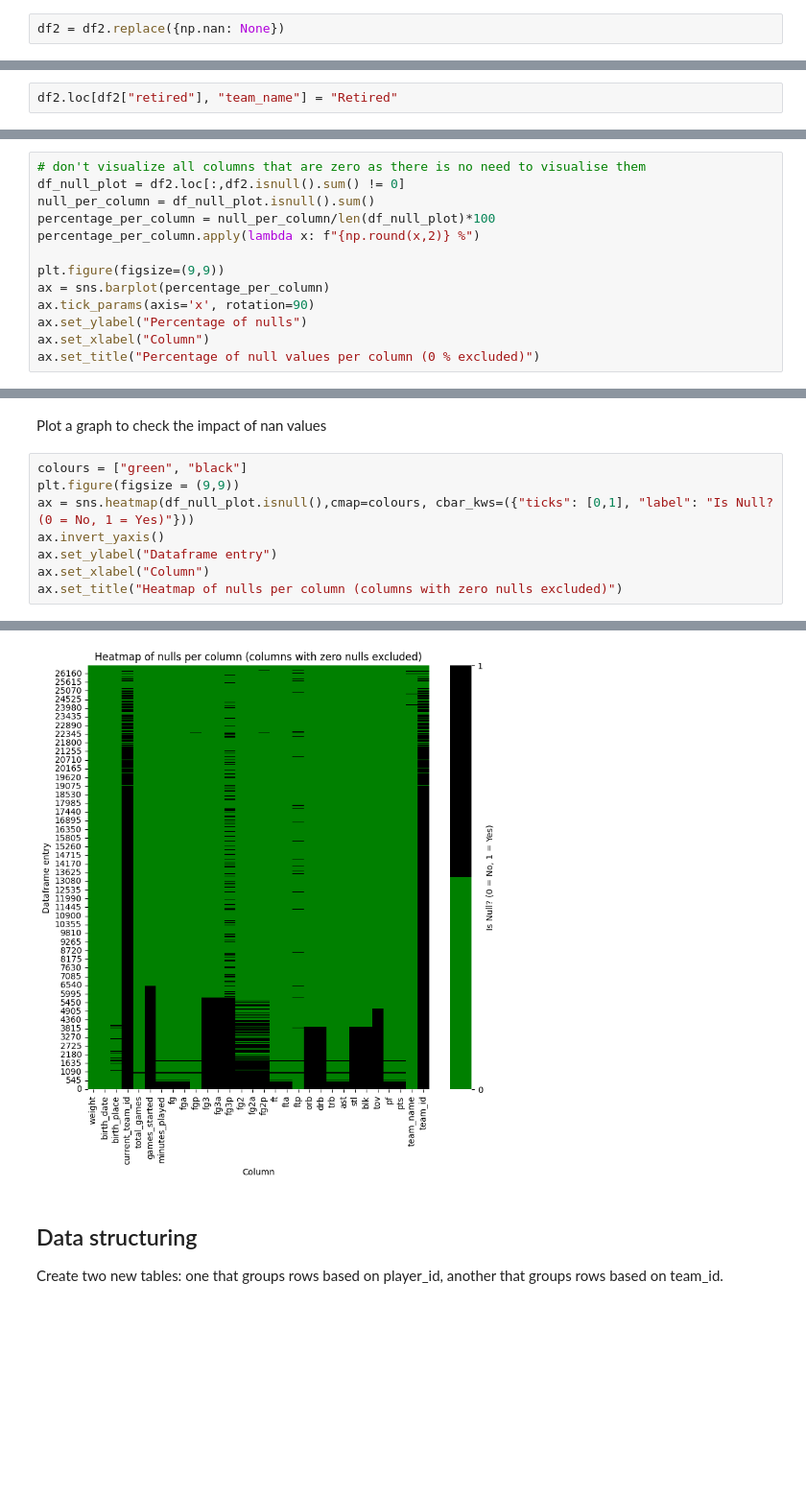
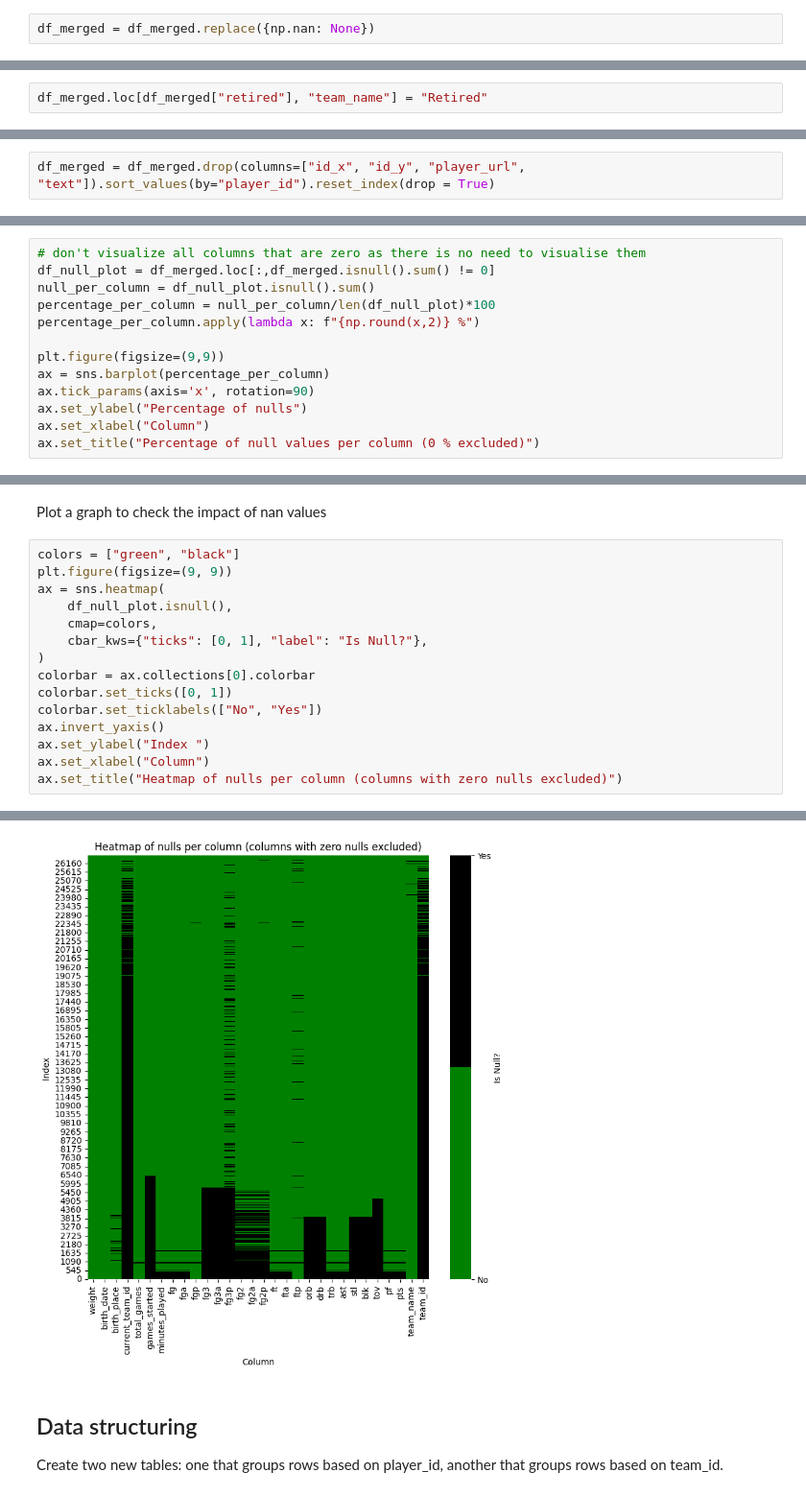
Before and after one commit to olesasha/InfoViz, a Jupyter notebook: Exercise1.ipynb, the cells around one changed output, grey strips where cells are left out. Shown: that part at 96% size. Cells and saved outputs as stored; diff of their text form; blank space fills up the shorter version.

Commit message:
Dataframe namen angepasst für mehr bedeutung.
Unnötige Spalten gedropped

Grafik verbessert

```diff
--- a/Exercise1.ipynb
+++ b/Exercise1.ipynb
@@ -58,6 +60,6 @@ Replace nan values with None ***Why?***
 # %%
-df2 = df2.replace({np.nan: None})
+df_merged = df_merged.replace({np.nan: None})
 # %% [markdown]
 Modify the column team_name. If someone is retired, fill "Retired" into the column
 # %%
-df2.loc[df2["retired"], "team_name"] = "Retired"
+df_merged.loc[df_merged["retired"], "team_name"] = "Retired"
@@ -64,10 +70,12 @@ df2.loc[df2["retired"], "team_name"] = "Retired"
+# %%
+df_merged = df_merged.drop(columns=["id_x", "id_y", "player_url", "text"]).sort_values(by="player_id").reset_index(drop = True)
 # %% [markdown]
 # Max
 # %% [markdown]
 Plot what percentage of each column is null
 # %%
 # don't visualize all columns that are zero as there is no need to visualise them
-df_null_plot = df2.loc[:,df2.isnull().sum() != 0]
+df_null_plot = df_merged.loc[:,df_merged.isnull().sum() != 0]
 null_per_column = df_null_plot.isnull().sum()
 percentage_per_column = null_per_column/len(df_null_plot)*100
 percentage_per_column.apply(lambda x: f"{np.round(x,2)} %")
@@ -84,16 +92,23 @@ Text(0.5, 1.0, 'Percentage of null values per column (0 % excluded)')
 # %% [markdown]
 Plot a graph to check the impact of nan values
 # %%
-colours = ["green", "black"]
-plt.figure(figsize = (9,9))
-ax = sns.heatmap(df_null_plot.isnull(),cmap=colours, cbar_kws=({"ticks": [0,1], "label": "Is Null? (0 = No, 1 = Yes)"}))
+colors = ["green", "black"]
+plt.figure(figsize=(9, 9))
+ax = sns.heatmap(
+    df_null_plot.isnull(),
+    cmap=colors,
+    cbar_kws={"ticks": [0, 1], "label": "Is Null?"},
+)
+colorbar = ax.collections[0].colorbar
+colorbar.set_ticks([0, 1])
+colorbar.set_ticklabels(["No", "Yes"])
 ax.invert_yaxis()
-ax.set_ylabel("Dataframe entry")
+ax.set_ylabel("Index ")
 ax.set_xlabel("Column")
 ax.set_title("Heatmap of nulls per column (columns with zero nulls excluded)")
 # %% [output]
 Text(0.5, 1.0, 'Heatmap of nulls per column (columns with zero nulls excluded)')
-[figure, old version]
+[figure, new version]
 # %% [markdown]
 ## Data structuring
 Create two new tables: one that groups rows based on player_id, another that groups rows based on team_id.
```
Also changed, not shown: parts of 17 cells of this notebook.
